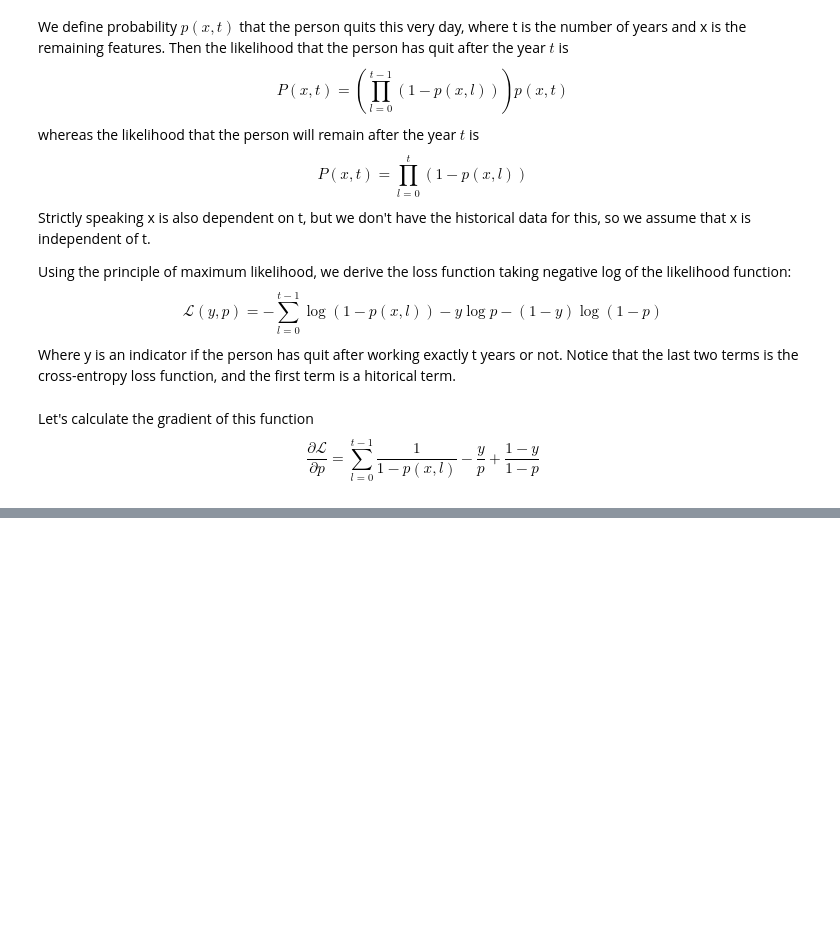
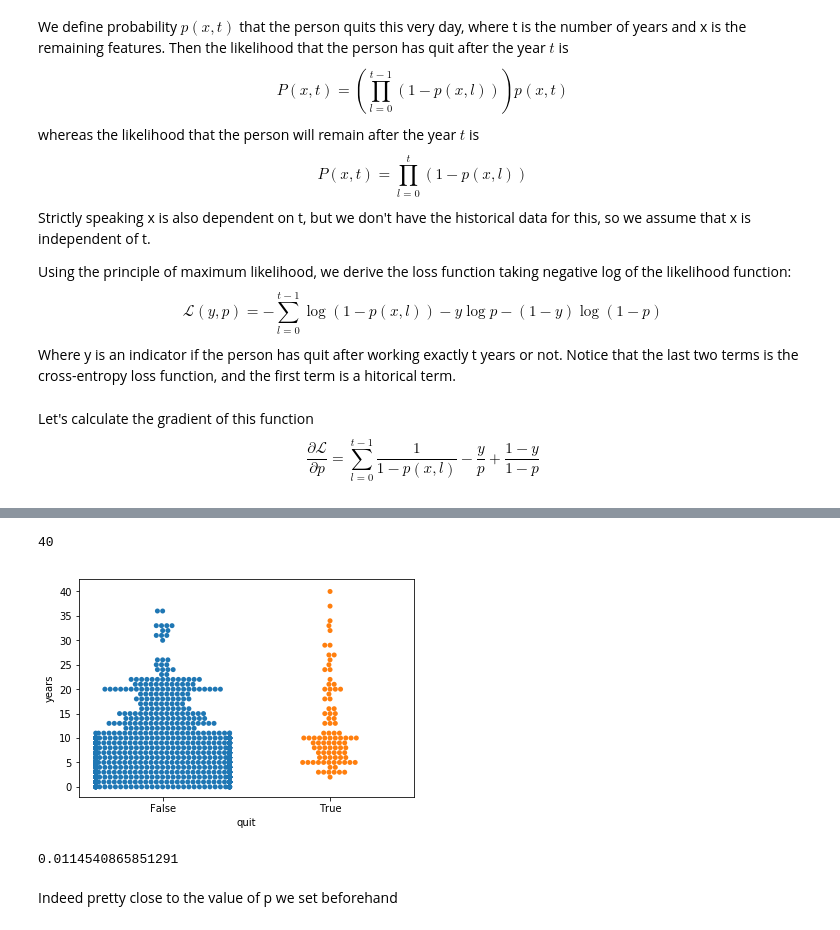
Before and after one commit to mlarionov/machine_learning_POC, a Jupyter notebook: employee_attrition/attrition.ipynb, the cells around one changed output, grey strips where cells are left out. Cells and saved outputs as stored; diff of their text form; code cells hidden in the pictures; blank space fills up the shorter version.

Commit message:
The algorithm is working correctly on the synthetic labels

```diff
--- a/employee_attrition/attrition.ipynb
+++ b/employee_attrition/attrition.ipynb
@@ -20,9 +26,17 @@ raw_data.isna().sum().sum()
 0
 # %%
 def prepare_data(raw_data):
+    '''
+    Prepare the data
+    1. Set EmployeeNumber as the index
+    2. Drop redundant columns
+    3. Reorder columns to make YearsAtCompany first
+    4. Change OverTime to the boolean type
+    5. Do 1-hot encoding
+    '''
     labels = raw_data.Attrition == 'Yes'
     employee_data = raw_data.set_index('EmployeeNumber').drop(columns=['Attrition', 'EmployeeCount', 'Over18'])
-    employee_data.loc[:, 'OverTime'] = employee_data.OverTime == 'Yes'
+    employee_data.loc[:, 'OverTime'] = (employee_data.OverTime == 'Yes').astype('float')
     employee_data = pd.get_dummies(employee_data)
     employee_data = pd.concat([employee_data.YearsAtCompany, employee_data.drop(columns='YearsAtCompany')], axis=1)
     return employee_data, labels
@@ -104,0 +100,22 @@ $$ \frac{\partial \mathscr L}{\partial w_t} = \sum_{l=0}^{t-1} p(x,l)l + (p - y)
+# %%
+#pick a p
+p = 0.01
+#Get the maximum years. We need it to make sure that the product of p YearsAtCompany never exceeds 1.
+#In reality that is not a problem, but we will use it to correctly create synthetic labels
+employee_data.YearsAtCompany.max()
+# %% [output]
+40
+# %%
+#Create  the synthetic labels.
+synthetic_labels = numpy.random.rand(employee_data.shape[0]) < p * employee_data.YearsAtCompany
+#Plot the data with the synthetic labels
+sns.swarmplot(y='years', x='quit', data=pd.DataFrame({"quit":synthetic_labels, 'years':employee_data.YearsAtCompany}));
+# %% [output]
+[figure, added]
+# %%
+#We expect the probability based on the synthesized data (but we are getting something else....) to be close to p
+synthetic_labels.sum()/len(synthetic_labels)/employee_data.YearsAtCompany.mean()
+# %% [output]
+0.0114540865851291
+# %% [markdown]
+Indeed pretty close to the value of p we set beforehand
```
Also changed, not shown: parts of 27 cells of this notebook.
